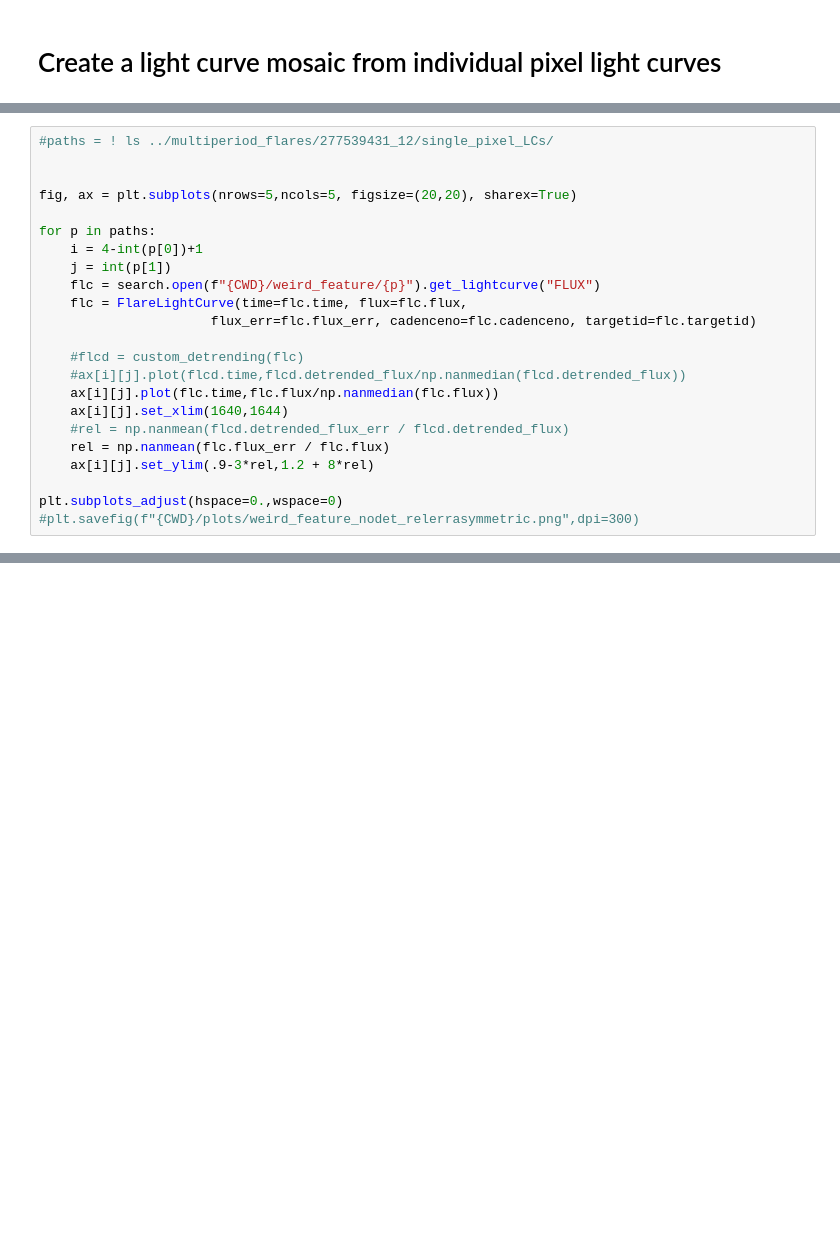
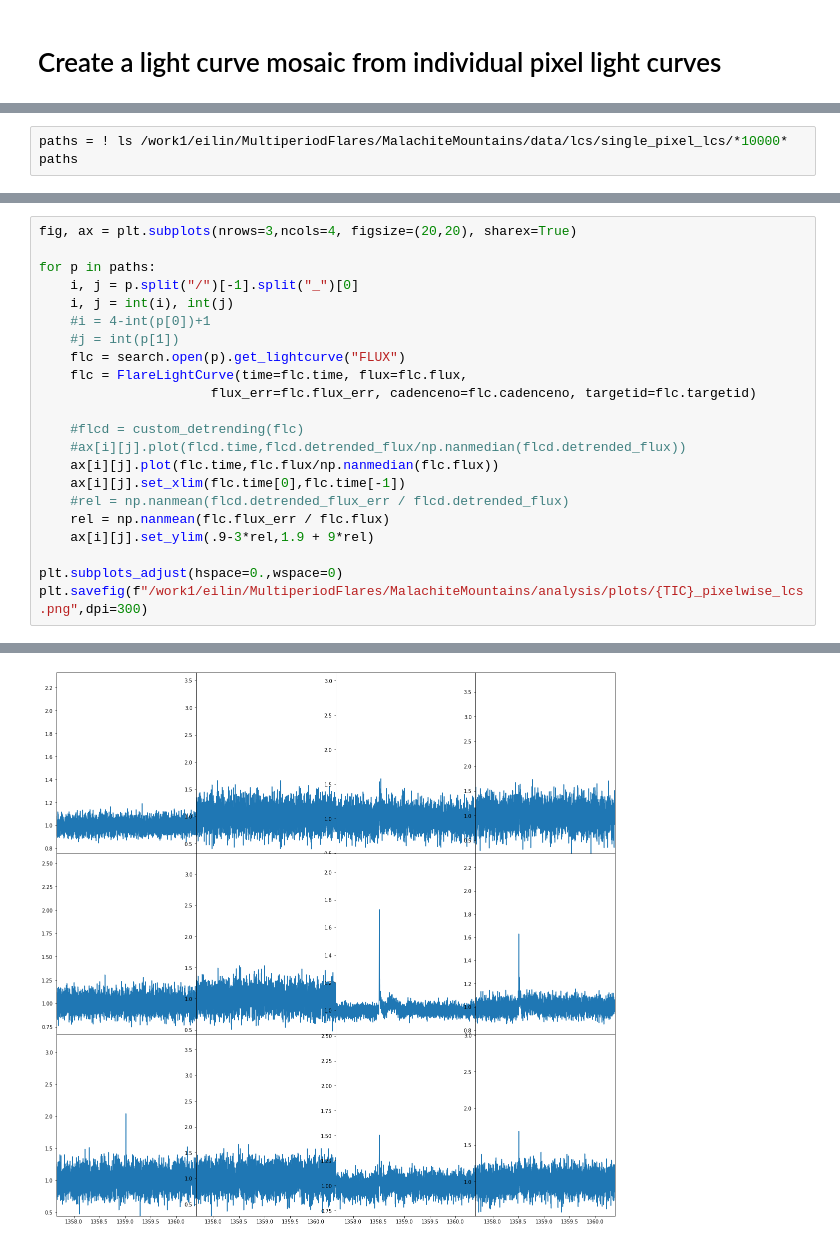
Before and after one commit to ekaterinailin/MalachiteMountains, a Jupyter notebook: analysis/notebooks/NB3_Create_single_pixel_LC_mosaic.ipynb, the cells around one changed output, grey strips where cells are left out. Cells and saved outputs as stored; diff of their text form; blank space fills up the shorter version.

Commit message:
Do a fit without knowing i, check TPFs, switch to analytic flare region size

```diff
--- a/analysis/notebooks/NB3_Create_single_pixel_LC_mosaic.ipynb
+++ b/analysis/notebooks/NB3_Create_single_pixel_LC_mosaic.ipynb
@@ -34,0 +58,3 @@ tpf.interact()
+# %%
+paths = ! ls /work1/eilin/MultiperiodFlares/MalachiteMountains/data/lcs/single_pixel_lcs/*10000*
+paths
@@ -35,23 +74,23 @@ tpf.interact()
 # %%
-#paths = ! ls ../multiperiod_flares/277539431_12/single_pixel_LCs/
-
-
-fig, ax = plt.subplots(nrows=5,ncols=5, figsize=(20,20), sharex=True)
+fig, ax = plt.subplots(nrows=3,ncols=4, figsize=(20,20), sharex=True)
 
 for p in paths:
-    i = 4-int(p[0])+1
-    j = int(p[1])
-    flc = search.open(f"{CWD}/weird_feature/{p}").get_lightcurve("FLUX")
+    i, j = p.split("/")[-1].split("_")[0]
+    i, j = int(i), int(j)
+    #i = 4-int(p[0])+1
+    #j = int(p[1])
+    flc = search.open(p).get_lightcurve("FLUX")
     flc = FlareLightCurve(time=flc.time, flux=flc.flux,
                       flux_err=flc.flux_err, cadenceno=flc.cadenceno, targetid=flc.targetid)
 
     #flcd = custom_detrending(flc)
     #ax[i][j].plot(flcd.time,flcd.detrended_flux/np.nanmedian(flcd.detrended_flux))
     ax[i][j].plot(flc.time,flc.flux/np.nanmedian(flc.flux))
-    ax[i][j].set_xlim(1640,1644)
+    ax[i][j].set_xlim(flc.time[0],flc.time[-1])
     #rel = np.nanmean(flcd.detrended_flux_err / flcd.detrended_flux)
     rel = np.nanmean(flc.flux_err / flc.flux)
-    ax[i][j].set_ylim(.9-3*rel,1.2 + 8*rel)
+    ax[i][j].set_ylim(.9-3*rel,1.9 + 9*rel)
 
 plt.subplots_adjust(hspace=0.,wspace=0)
-#plt.savefig(f"{CWD}/plots/weird_feature_nodet_relerrasymmetric.png",dpi=300)
+plt.savefig(f"/work1/eilin/MultiperiodFlares/MalachiteMountains/analysis/plots/{TIC}_pixelwise_lcs.png",dpi=300)
+# %% [output]
@@ -57,0 +114 @@ plt.subplots_adjust(hspace=0.,wspace=0)
+[figure, added]
```
Also changed, not shown: parts of 8 cells of this notebook, 4 other files.
